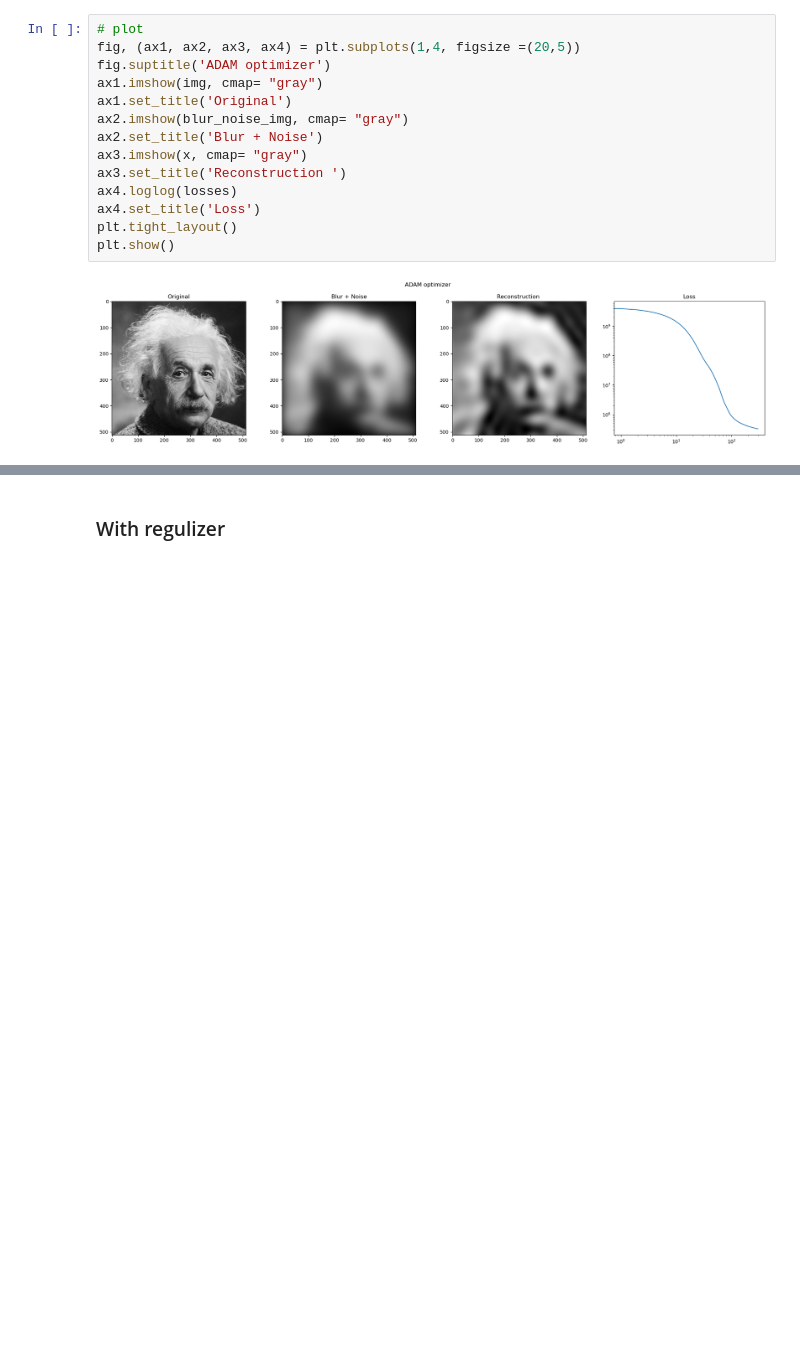
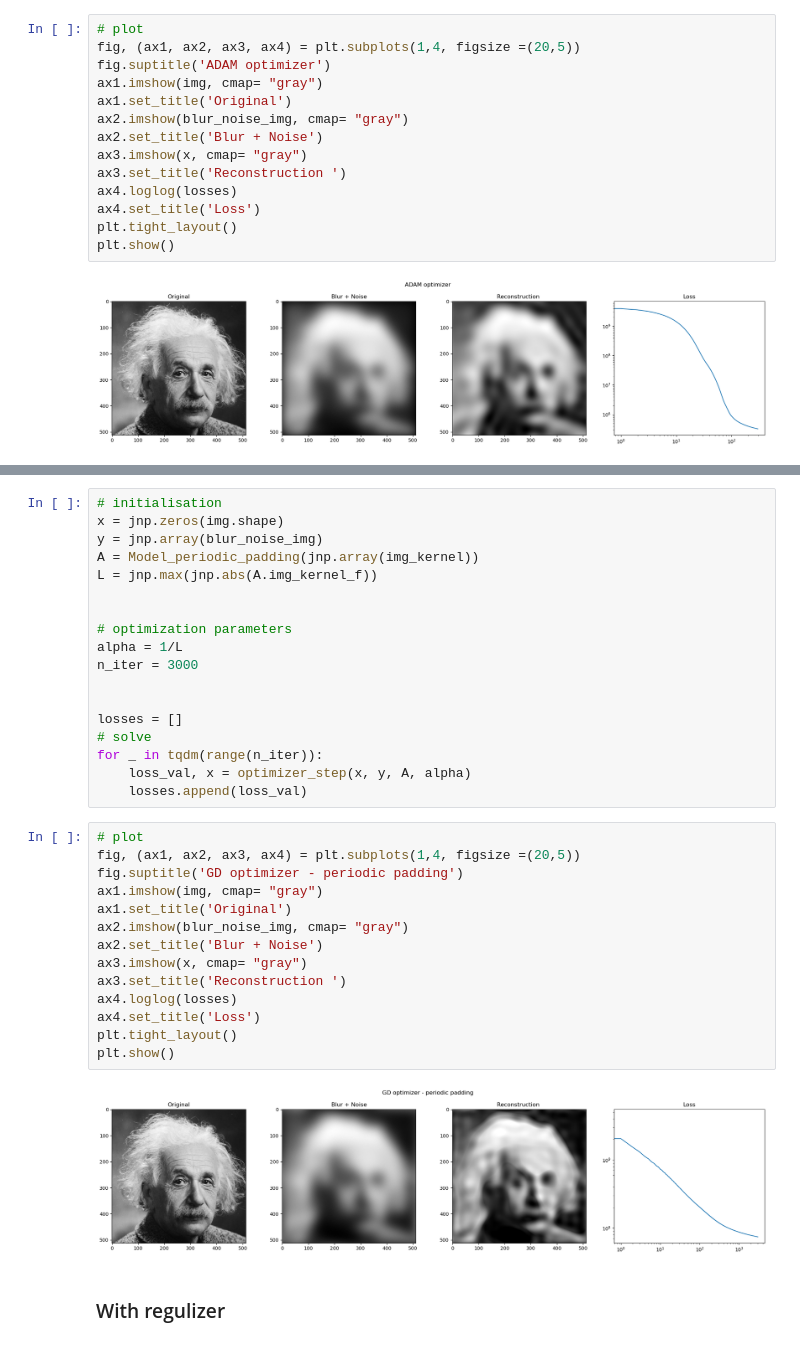
Before and after one commit to igomes1/Deep-denoising-X-ray-CT-reconstruction, a Jupyter notebook: inverse_problems.ipynb, the cells around one changed output, grey strips where cells are left out. Cells and saved outputs as stored; diff of their text form; blank space fills up the shorter version.

```diff
--- a/inverse_problems.ipynb
+++ b/inverse_problems.ipynb
@@ -202,3 +221,37 @@ plt.show()
+# %%
+# initialisation
+x = jnp.zeros(img.shape)
+y = jnp.array(blur_noise_img)
+A = Model_periodic_padding(jnp.array(img_kernel))
+L = jnp.max(jnp.abs(A.img_kernel_f))
+
+
+# optimization parameters
+alpha = 1/L
+n_iter = 3000
+
+
+losses = []
+# solve
+for _ in tqdm(range(n_iter)):
+    loss_val, x = optimizer_step(x, y, A, alpha)
+    losses.append(loss_val)
+# %%
+# plot
+fig, (ax1, ax2, ax3, ax4) = plt.subplots(1,4, figsize =(20,5))
+fig.suptitle('GD optimizer - periodic padding')
+ax1.imshow(img, cmap= "gray")
+ax1.set_title('Original')
+ax2.imshow(blur_noise_img, cmap= "gray")
+ax2.set_title('Blur + Noise')
+ax3.imshow(x, cmap= "gray")
+ax3.set_title('Reconstruction ')
+ax4.loglog(losses)
+ax4.set_title('Loss')
+plt.tight_layout()
+plt.show()
+# %% [output]
+[figure, added]
 # %% [markdown]
 ### With regulizer
 # %% [markdown]
```
Also changed, not shown: parts of 13 cells of this notebook, 1 other file.
